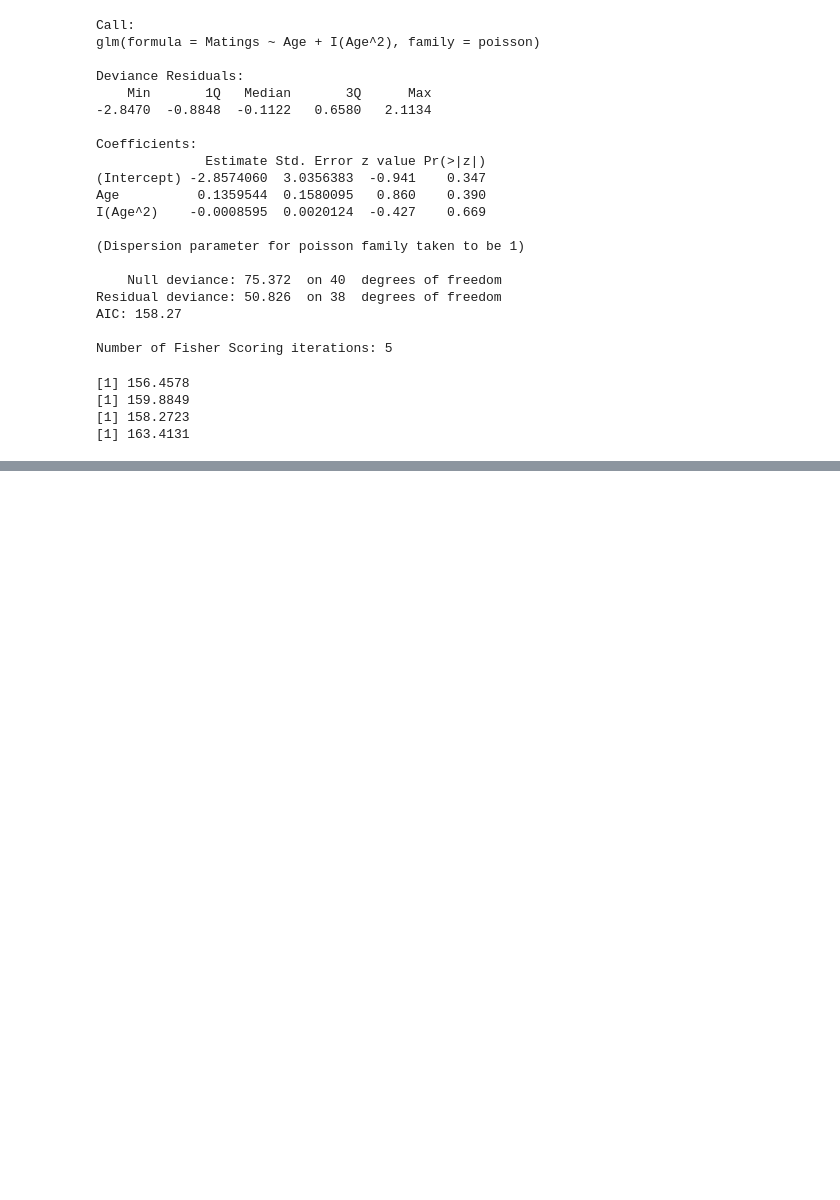
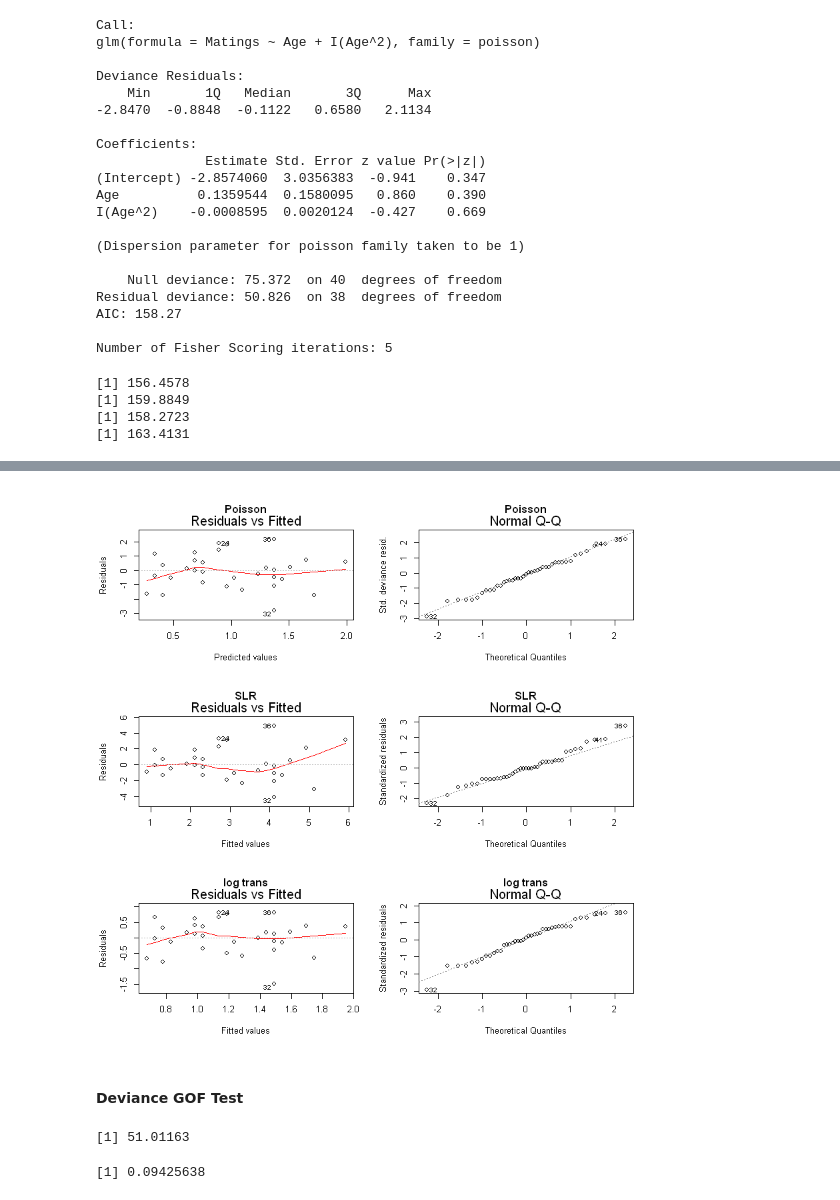
Before and after one commit to lihd1003/19W-Course-Material, a Jupyter notebook: STA303/Log-linear Regression (Poisson Regression).ipynb, the cells around one changed output, grey strips where cells are left out. Cells and saved outputs as stored; diff of their text form; code cells hidden in the pictures; blank space fills up the shorter version.

```diff
--- a/STA303/Log-linear Regression (Poisson Regression).ipynb
+++ b/STA303/Log-linear Regression (Poisson Regression).ipynb
@@ -112,0 +164,3 @@ print(BIC(fitllm2))
+# %%
+fitlm = lm(Matings~Age)
+summary(fitlm)
@@ -112,0 +185,3 @@ print(BIC(fitllm2))
+# %%
+fitlml = lm(log(Matings+1)~Age)
+summary(fitlml)
@@ -112,0 +206,19 @@ print(BIC(fitllm2))
+# %%
+par(mfrow=c(3,2))
+plot(fitllm, which=1:2, main="Poisson")
+plot(fitlm, which=1:2, main="SLR")
+plot(fitlml, which=1:2, main="log trans")
+# %% [output]
+[figure, added]
+# %% [markdown]
+#### Deviance GOF Test
+# %%
+# test statistic
+fitllm$deviance
+# %% [output]
+[1] 51.01163
+# %%
+# p-value
+1 - pchisq(51.012, 39)
+# %% [output]
+[1] 0.09425638
```
Also changed, not shown: parts of 11 cells of this notebook, 21 other files.
